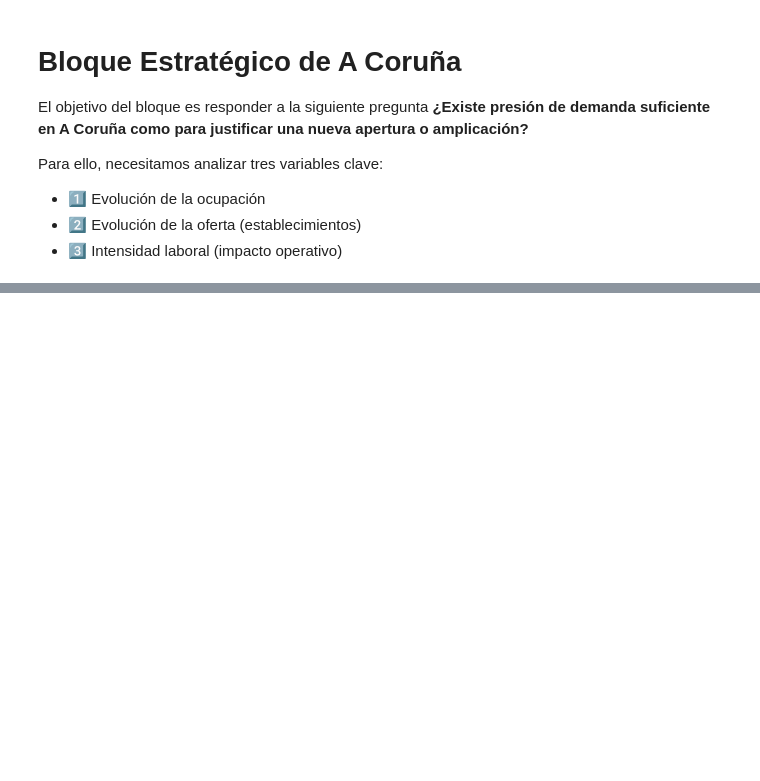
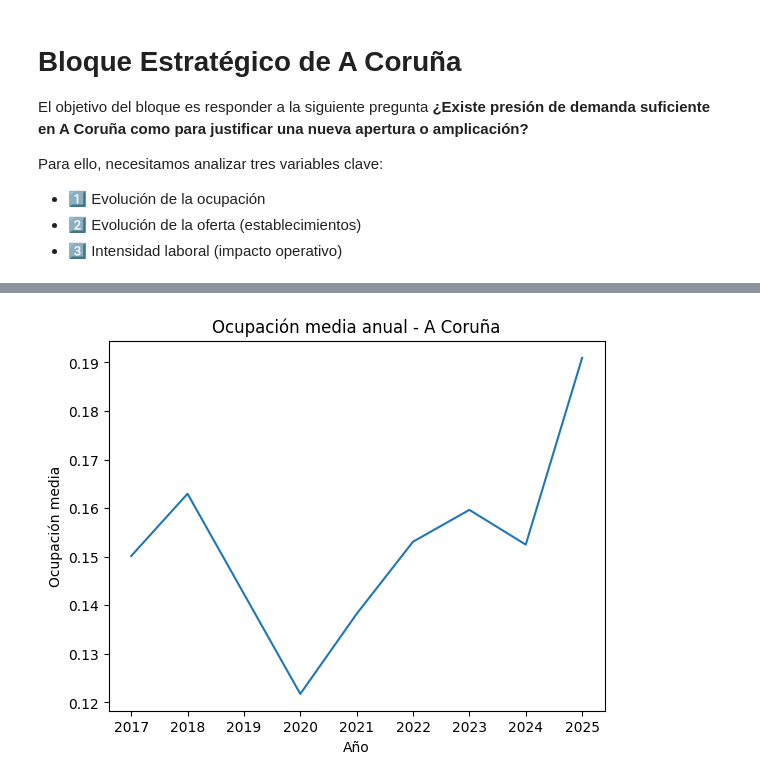
Before and after one commit to davidpargaa/proyecto1_DS_IA, a Jupyter notebook: notebooks/eda.ipynb, the cells around one changed output, grey strips where cells are left out. Drawn from its saved outputs; the diff is of its cells as text; code cells hidden in the pictures; blank space fills up the shorter version.

```diff
--- a/notebooks/eda.ipynb
+++ b/notebooks/eda.ipynb
@@ -299 +233,4 @@ df_final[["provincia", "codigo_provincia"]].head()
+# %%
+coruna = df_final[df_final["provincia"].str.startswith("15")].copy()
+coruna = coruna.sort_values("date")
 # %% [markdown]
@@ -301,4 +239,0 @@ Ahora podemos trabajar con la provincia de A Coruña facilmente
-# %%
-coruna = df_final[df_final["codigo_provincia"] == 15]
-
-coruna.head()
@@ -311,0 +240,3 @@ coruna.head()
+# %%
+# Excluir 2019 solo para análisis de ocupación
+coruna_ocup = coruna[coruna["date"].dt.year != 2019].copy()
@@ -311,0 +245,8 @@ coruna.head()
+# %%
+ocupacion_anual = (
+    coruna_ocup
+    .groupby(coruna_ocup["date"].dt.year)["ocupacion_real"]
+    .mean()
+)
+
+ocupacion_anual
@@ -311,0 +264,11 @@ coruna.head()
+# %%
+import matplotlib.pyplot as plt
+
+plt.figure()
+ocupacion_anual.plot()
+plt.title("Ocupación media anual - A Coruña")
+plt.xlabel("Año")
+plt.ylabel("Ocupación media")
+plt.show()
+# %% [output]
+[figure, added]
```
Also changed, not shown: parts of 50 cells of this notebook.
